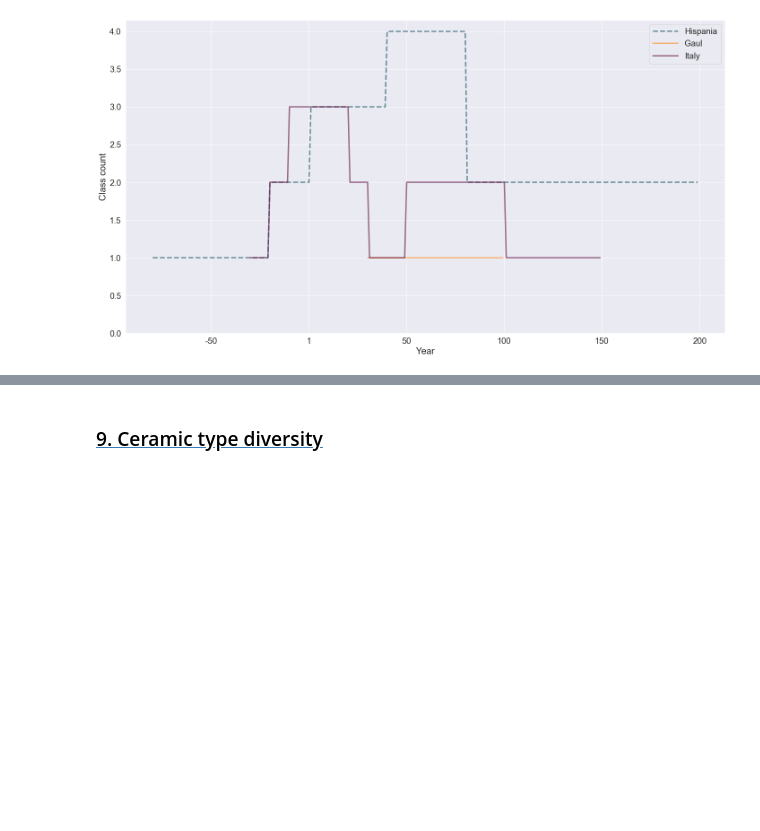
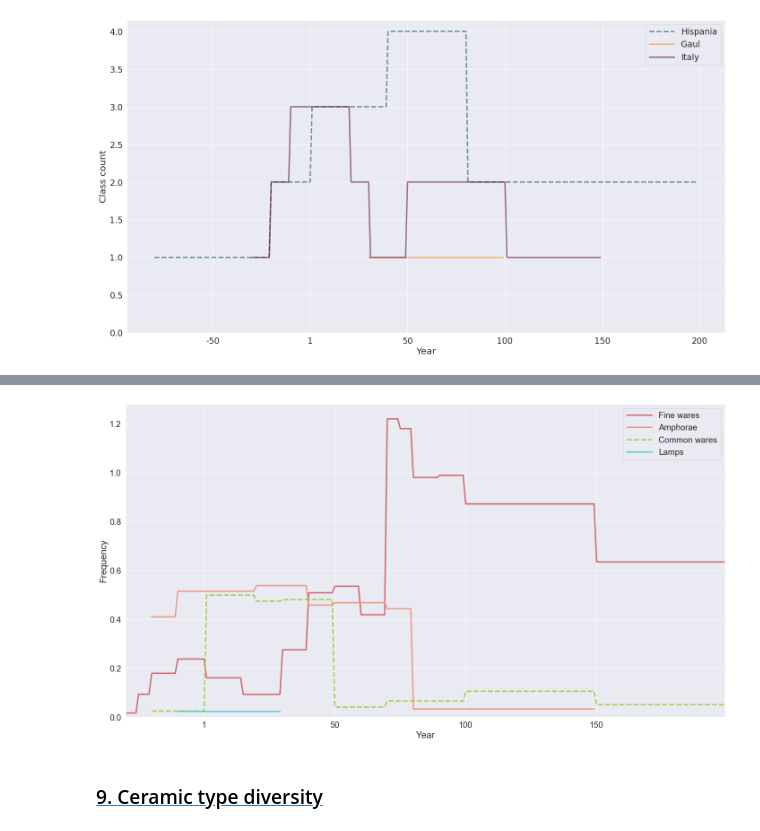
Before and after one commit to albaarodrigueznovoa/Atlantica, a Jupyter notebook: ATLANTICA_data/paper/ATLANTICA.ipynb, the cells around one changed output, grey strips where cells are left out. Cells and saved outputs as stored; diff of their text form; code cells hidden in the pictures; blank space fills up the shorter version.

```diff
--- a/ATLANTICA_data/paper/ATLANTICA.ipynb
+++ b/ATLANTICA_data/paper/ATLANTICA.ipynb
@@ -287,3 +335,52 @@ plt.savefig("Figs/Fig7.png")
+# %%
+sns.set(font_scale=1.7)
+
+
+
+fig, ax = plt.subplots(figsize=(20, 11))
+
+#Calculate minimum and maximum Y values to define the cuff off further
+minimum, maximum = get_Y_range(df_dictionary)
+
+plot_graph(dicts_of_df = df_dictionary,
+           palette =['indianred', 'darksalmon', 'yellowgreen', 'mediumturquoise'],
+           ax = ax )
+
+#Change the style of a specific line
+ax.lines[0].set_linestyle("-")
+ax.lines[1].set_linestyle("-")
+ax.lines[2].set_linestyle("--")
+
+
+# Cut off the range of Y value shown
+ax.set_xlim(minimum, maximum)
+
+# Remove 0 from Y axis
+ax.set_ylim(0, None)
+
+
+
+ax.set_ylabel("Frequency")
+ax.set_xlabel("Year")
+
+#To hide values on axis
+#ax.axes.xaxis.set_ticks([])
+#ax.axes.yaxis.set_ticks([])
+
+# Make sure that if 0 is included on the x-axis it is turned into 1 instead
+ax.set_xticklabels([int(i) if i != 0 else 1 for i in ax.get_xticks()])
+
+#to change the legend
+plt.legend(handlelength=3)
+
+
+plt.tight_layout()
+
+
+# Save the graph
+plt.savefig('./Fig7b1.png')
+# %% [output]
+[figure, added]
 # %% [markdown]
 ### [<span style="color:black">9. Ceramic type diversity</span>](#nine) <a id="9"></a>
 # %%
```
Also changed, not shown: parts of 17 cells of this notebook, 2 other files.
